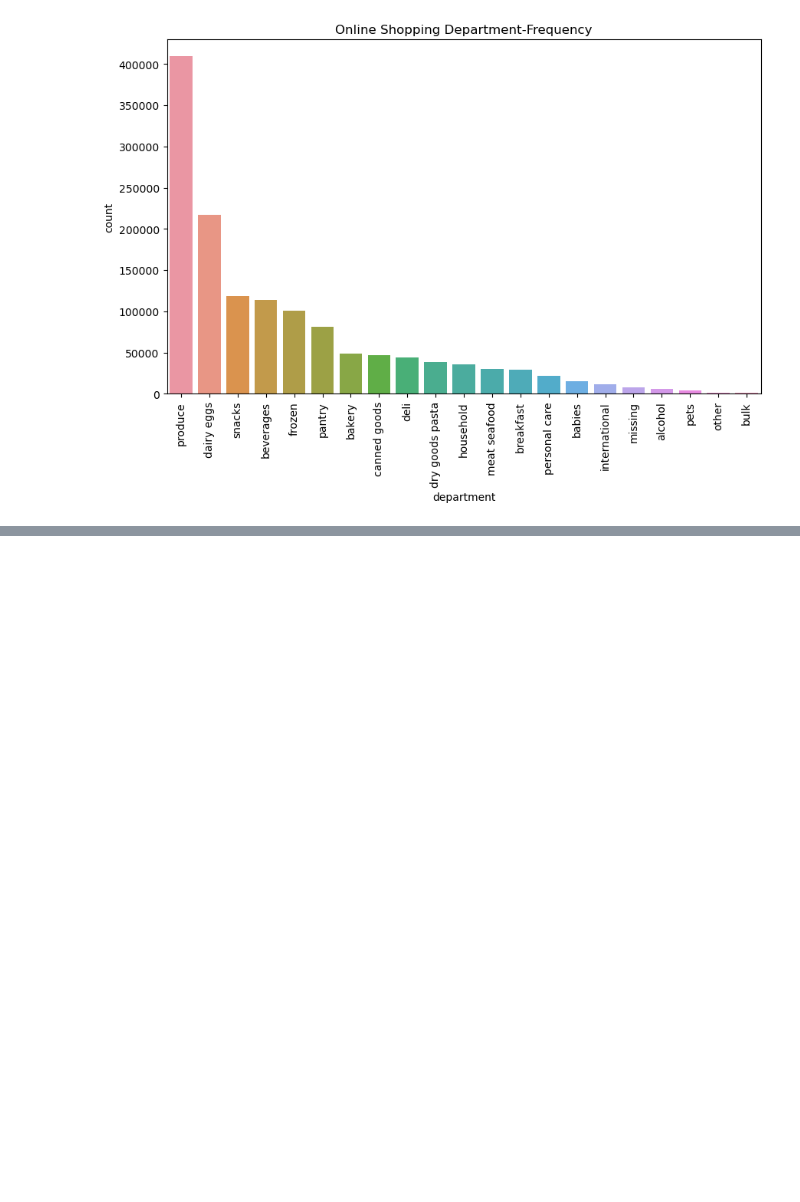
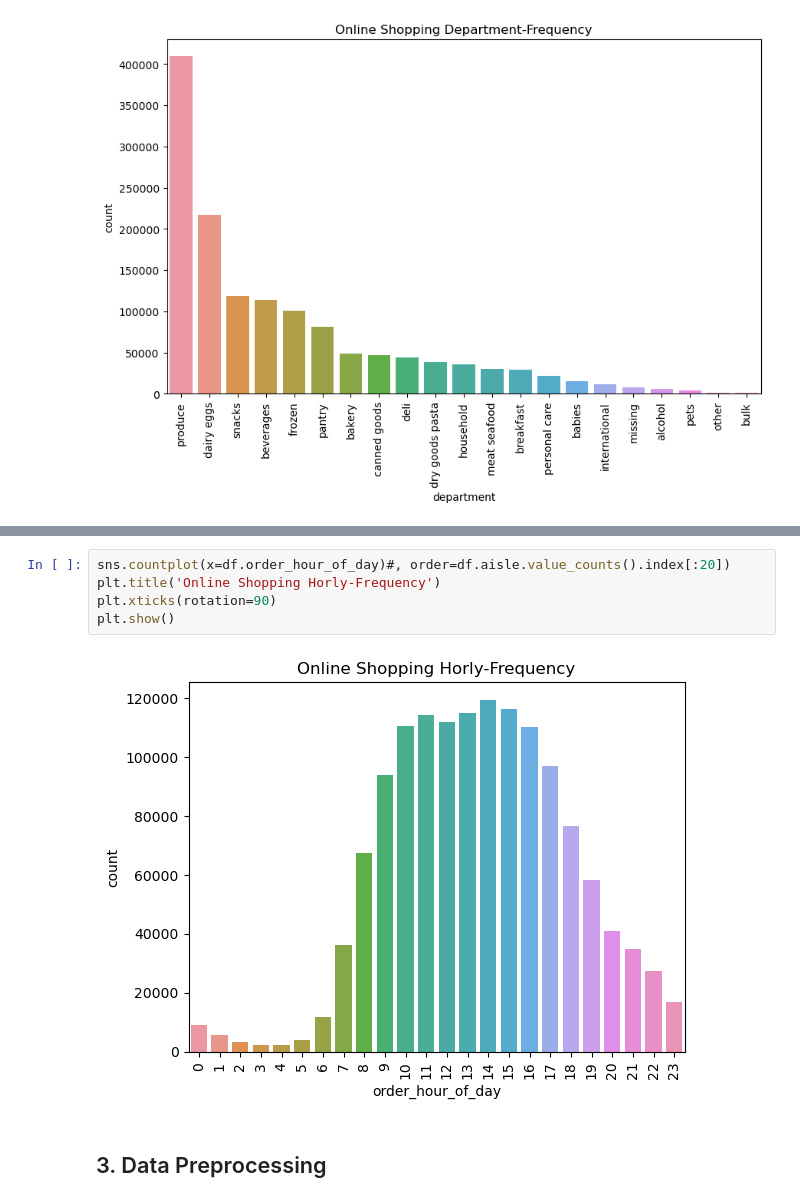
Before and after one commit to mirsahib/Project-GenAI, a Jupyter notebook: Grocery_Store/notebooks/Instacart_Recommendation_System.ipynb, the cells around one changed output, grey strips where cells are left out. Saved outputs shown, nothing was run; the diff lists cells and outputs as text; blank space fills up the shorter version.

```diff
--- a/Grocery_Store/notebooks/Instacart_Recommendation_System.ipynb
+++ b/Grocery_Store/notebooks/Instacart_Recommendation_System.ipynb
@@ -117,0 +135,9 @@ plt.show()
+# %%
+sns.countplot(x=df.order_hour_of_day)#, order=df.aisle.value_counts().index[:20])
+plt.title('Online Shopping Horly-Frequency')
+plt.xticks(rotation=90)
+plt.show()
+# %% [output]
+[figure, added]
+# %% [markdown]
+## 3. Data Preprocessing
```
Also changed, not shown: parts of 12 cells of this notebook.
